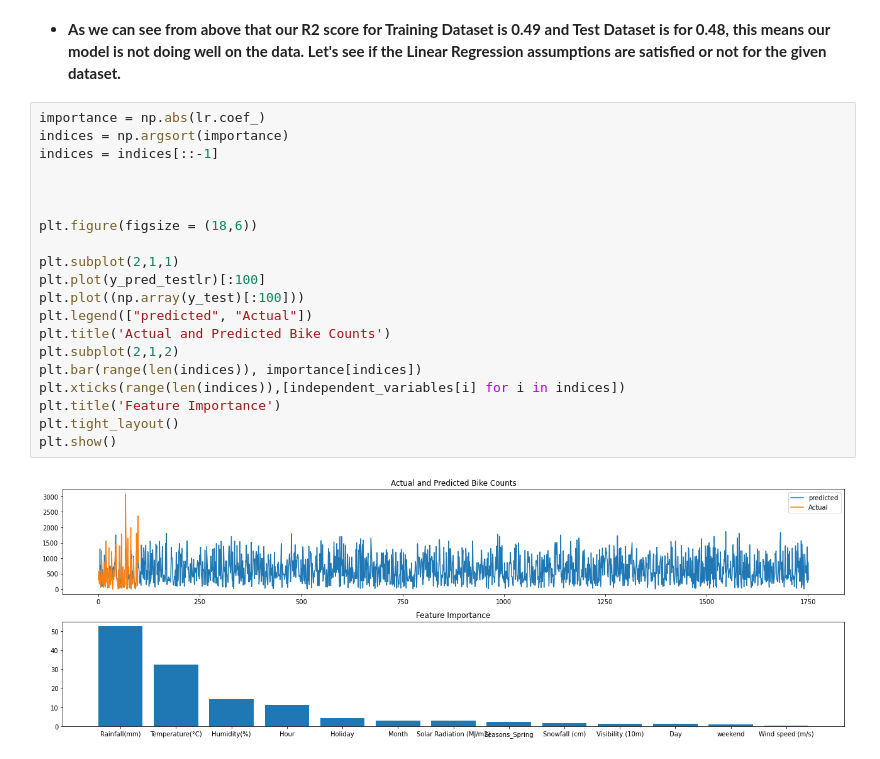
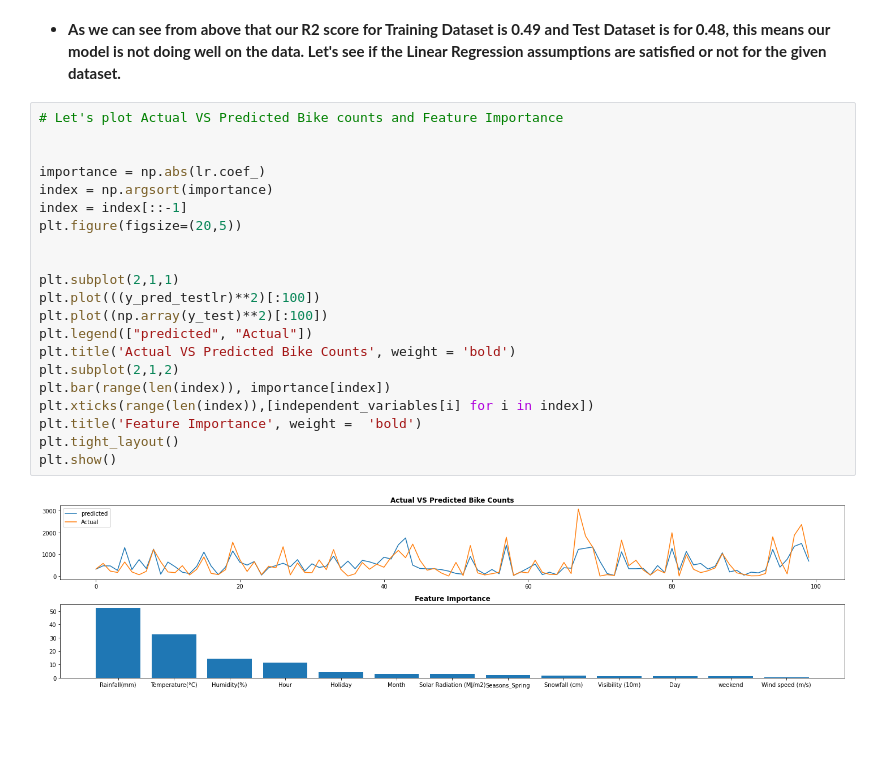
Before and after one commit to Kousikdutta1/Seoul-Bike-Sharing-Demand-Prediction, a Jupyter notebook: Kousik_Dutta_Seoul_Bike_Sharing_Demand_Prediction_Capstone_Project.ipynb, the cells around one changed output. Drawn from its saved outputs; the diff is of its cells as text; blank space fills up the shorter version.

Commit message:
Sixth commit Bike Sharing Demand Prediction

```diff
--- a/Kousik_Dutta_Seoul_Bike_Sharing_Demand_Prediction_Capstone_Project.ipynb
+++ b/Kousik_Dutta_Seoul_Bike_Sharing_Demand_Prediction_Capstone_Project.ipynb
@@ -953,24 +955,25 @@ Test_dataset
 # %% [markdown]
 * **As we can see from above that our R2 score for Training Dataset is 0.49 and Test Dataset is for 0.48,  this means our model is not doing well on the data. Let's see if the Linear Regression assumptions are satisfied or not for the given dataset.**
 # %%
-importance = np.abs(lr.coef_)
-indices = np.argsort(importance)
-indices = indices[::-1]
+# Let's plot Actual VS Predicted Bike counts and Feature Importance
 
 
+importance = np.abs(lr.coef_)
+index = np.argsort(importance)
+index = index[::-1]
+plt.figure(figsize=(20,5))
 
-plt.figure(figsize = (18,6))
 
 plt.subplot(2,1,1)
-plt.plot(y_pred_testlr)[:100]
-plt.plot((np.array(y_test)[:100]))
+plt.plot(((y_pred_testlr)**2)[:100])
+plt.plot((np.array(y_test)**2)[:100])
 plt.legend(["predicted", "Actual"])
-plt.title('Actual and Predicted Bike Counts')
+plt.title('Actual VS Predicted Bike Counts', weight = 'bold')
 plt.subplot(2,1,2)
-plt.bar(range(len(indices)), importance[indices])
-plt.xticks(range(len(indices)),[independent_variables[i] for i in indices])
-plt.title('Feature Importance')
+plt.bar(range(len(index)), importance[index])
+plt.xticks(range(len(index)),[independent_variables[i] for i in index])
+plt.title('Feature Importance', weight =  'bold')
 plt.tight_layout()
 plt.show()
 # %% [output]
-[figure, old version]
+[figure, new version]
```
Also changed, not shown: parts of 30 cells of this notebook.
